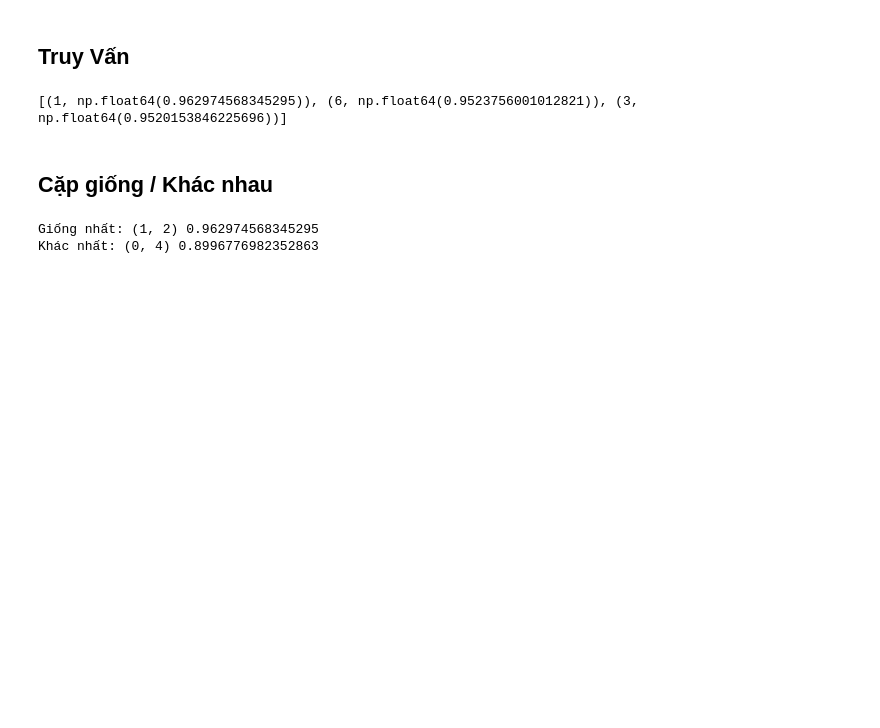
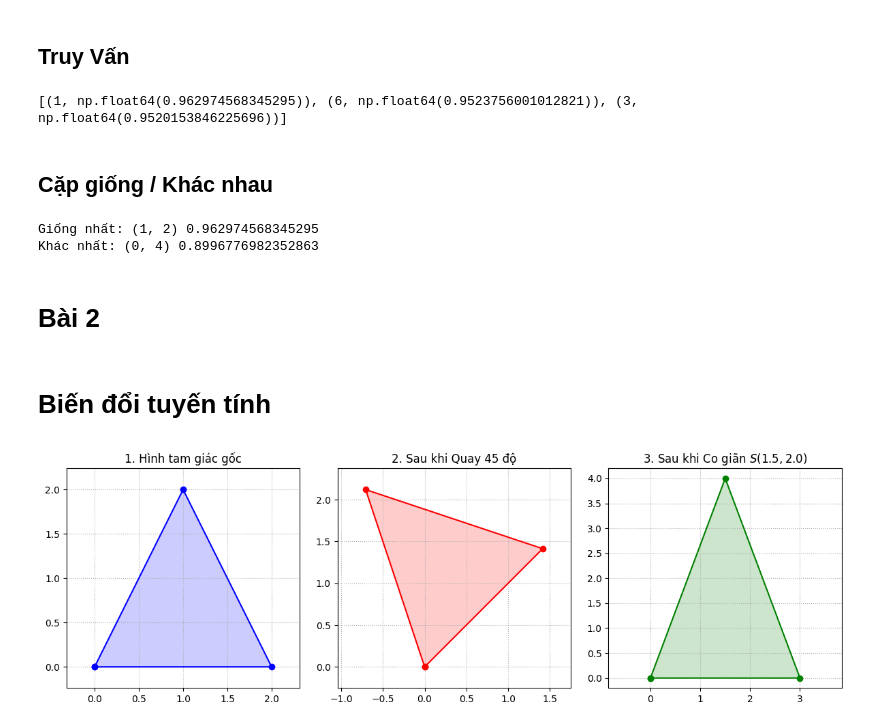
Before and after one commit to DuongGiaBao143/DuongGiaBao, a Jupyter notebook: week01/Week 1.ipynb, the cells around one changed output. Cells and saved outputs as stored; diff of their text form; code cells hidden in the pictures; blank space fills up the shorter version.

```diff
--- a/week01/Week 1.ipynb
+++ b/week01/Week 1.ipynb
@@ -123,3 +126,70 @@ print("Khác nhất:", worst, worst_val)
 # %% [output]
 Giống nhất: (1, 2) 0.962974568345295
 Khác nhất: (0, 4) 0.8996776982352863
+# %% [markdown]
+# Bài 2
+# %% [markdown]
+# Biến đổi tuyến tính
+# %%
+import numpy as np
+import matplotlib.pyplot as plt
+
+points = np.array([
+    [0, 2, 1, 0],  # Hàng x
+    [0, 0, 2, 0]   # Hàng y
+])
+
+def get_R(theta_degrees):
+    """Hàm trả về ma trận quay R(theta) trong không gian 2D"""
+    theta = np.radians(theta_degrees) # Chuyển từ độ sang radian
+    c, s = np.cos(theta), np.sin(theta)
+    R = np.array([
+        [c, -s],
+        [s,  c]
+    ])
+    return R
+
+def get_S(sx, sy):
+    """Hàm trả về ma trận co giãn S trong không gian 2D"""
+    S = np.array([
+        [sx,  0],
+        [ 0, sy]
+    ])
+    return S
+
+R = get_R(45)
+S = get_S(1.5, 2.0)
+
+points_rotated = R @ points
+points_scaled  = S @ points
+
+plt.figure(figsize=(12, 4))
+
+# --- Đồ thị 1: Hình gốc ---
+plt.subplot(1, 3, 1)
+plt.plot(points[0, :], points[1, :], '-o', color='blue', label='Hình gốc')
+plt.fill(points[0, :], points[1, :], color='blue', alpha=0.2)
+plt.title("1. Hình tam giác gốc")
+plt.grid(True, linestyle=':')
+plt.axis('equal')
+
+# --- Đồ thị 2: Sau khi Quay R ---
+plt.subplot(1, 3, 2)
+plt.plot(points_rotated[0, :], points_rotated[1, :], '-o', color='red', label='Quay 45°')
+plt.fill(points_rotated[0, :], points_rotated[1, :], color='red', alpha=0.2)
+plt.title("2. Sau khi Quay 45 độ")
+plt.grid(True, linestyle=':')
+plt.axis('equal')
+
+# --- Đồ thị 3: Sau khi Co giãn S ---
+plt.subplot(1, 3, 3)
+plt.plot(points_scaled[0, :], points_scaled[1, :], '-o', color='green', label='Co giãn')
+plt.fill(points_scaled[0, :], points_scaled[1, :], color='green', alpha=0.2)
+plt.title("3. Sau khi Co giãn $S(1.5, 2.0)$")
+plt.grid(True, linestyle=':')
+plt.axis('equal')
+
+plt.tight_layout()
+plt.show()
+# %% [output]
+[figure, added]
```
Also changed, not shown: parts of 1 cell of this notebook.
